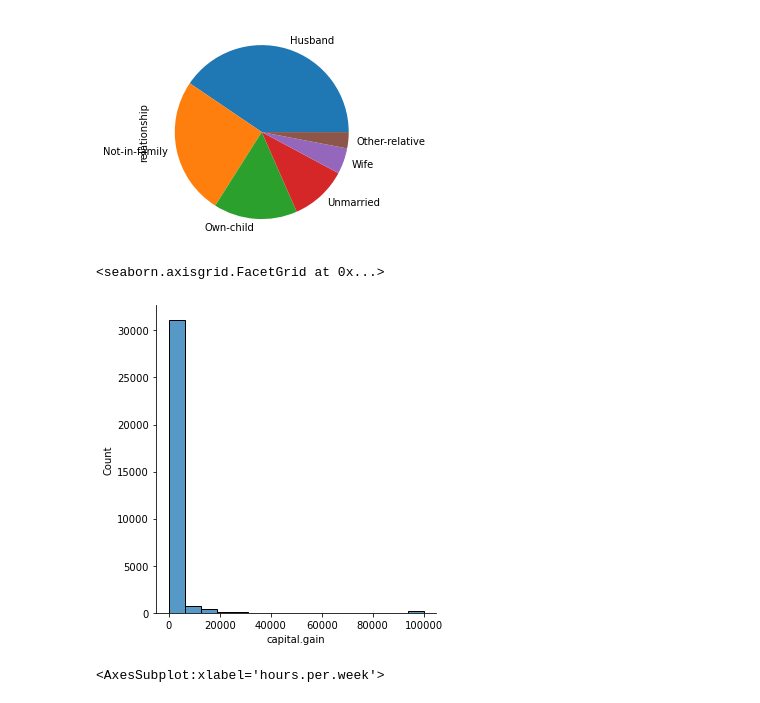
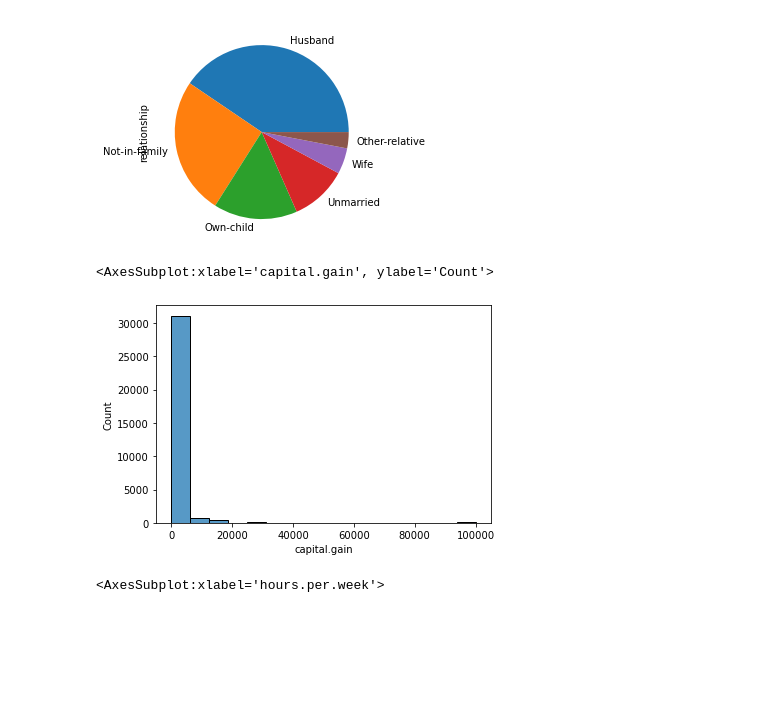
Before and after one commit to ASM313/Machine-Learning-Revision, a Jupyter notebook: Lecture 2/L2.ipynb, the cells around one changed output. Drawn from its saved outputs; the diff is of its cells as text; code cells hidden in the pictures; blank space fills up the shorter version.

```diff
--- a/Lecture 2/L2.ipynb
+++ b/Lecture 2/L2.ipynb
@@ -42,12 +42,12 @@ df['relationship'].value_counts().plot(kind='pie')
 <AxesSubplot:ylabel='relationship'>
 [figure]
 # %%
-# Distplot
+# Histplot
 
-sb.displot(df['capital.gain'])
+sb.histplot(df['capital.gain'])
 # %% [output]
-<seaborn.axisgrid.FacetGrid at 0x...>
+<AxesSubplot:xlabel='capital.gain', ylabel='Count'>
-[figure, old version]
+[figure, new version]
 # %%
 # Boxplot
 
```
Also changed, not shown: parts of 1 cell of this notebook, 1 other file.
